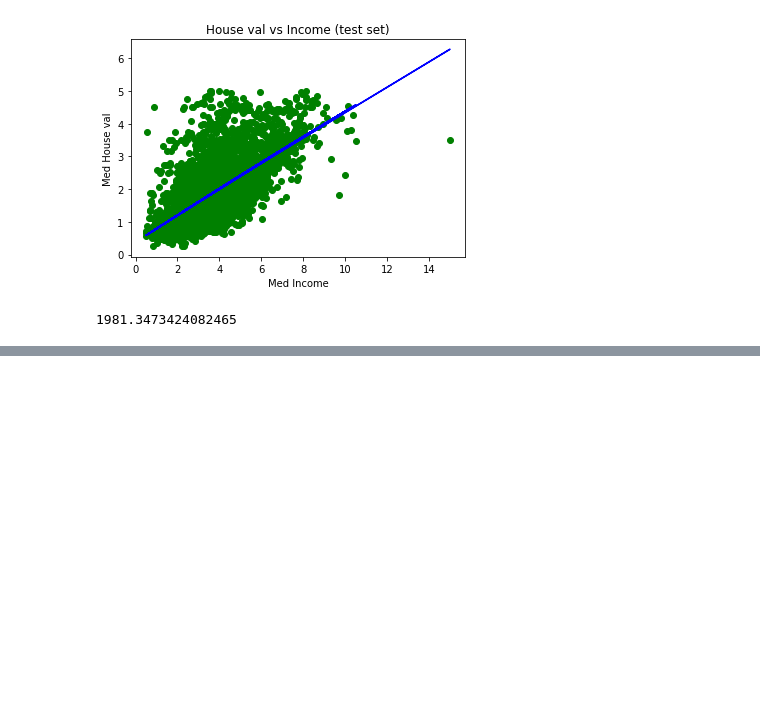
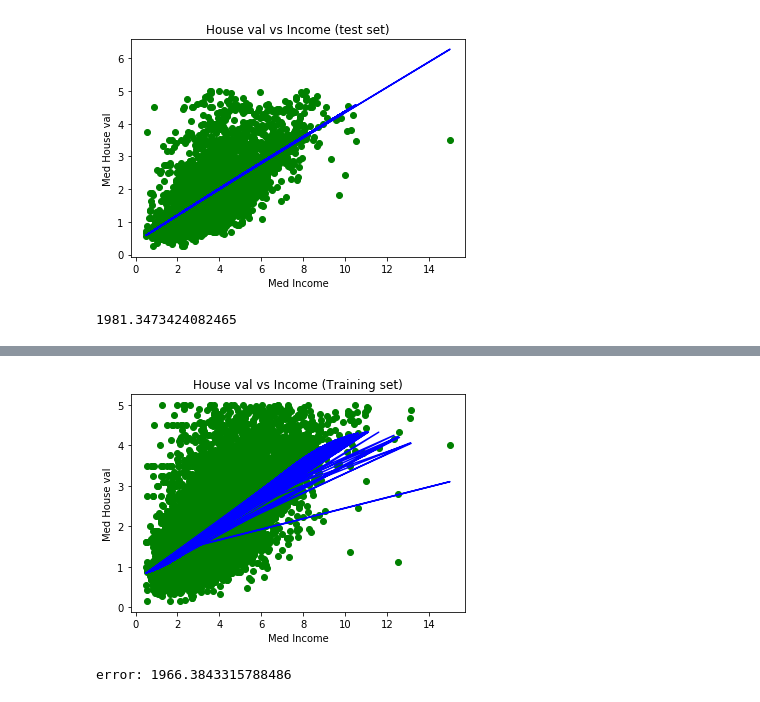
Before and after one commit to DavidC1212/CV_training, a Jupyter notebook: solutions/Linear regression.ipynb, the cells around one changed output, grey strips where cells are left out. Drawn from its saved outputs; the diff is of its cells as text; code cells hidden in the pictures; blank space fills up the shorter version.

```diff
--- a/solutions/Linear regression.ipynb
+++ b/solutions/Linear regression.ipynb
@@ -392,0 +436,11 @@ beta_0, beta_1, beta_2, beta_3= fit_sequantialy_parabloic(train_df, 10000)
+# %%
+y_hat_train = model_ridge.predict(poly_features)
+# %%
+plt.scatter(train_df.MedInc, train_df.MedHouseVal, color = "green")
+plt.plot(train_df.MedInc, y_hat_train, color = "blue")
+plt.title("House val vs Income (Training set)")
+plt.xlabel("Med Income")
+plt.ylabel("Med House val")
+plt.show()
+# %% [output]
+[figure, added]
@@ -392,0 +449,4 @@ beta_0, beta_1, beta_2, beta_3= fit_sequantialy_parabloic(train_df, 10000)
+# %%
+print('error:',sum((test_y.values - y_hat_test.reshape(-1))**2))
+# %% [output]
+error: 1966.3843315788486
```
Also changed, not shown: parts of 39 cells of this notebook.
